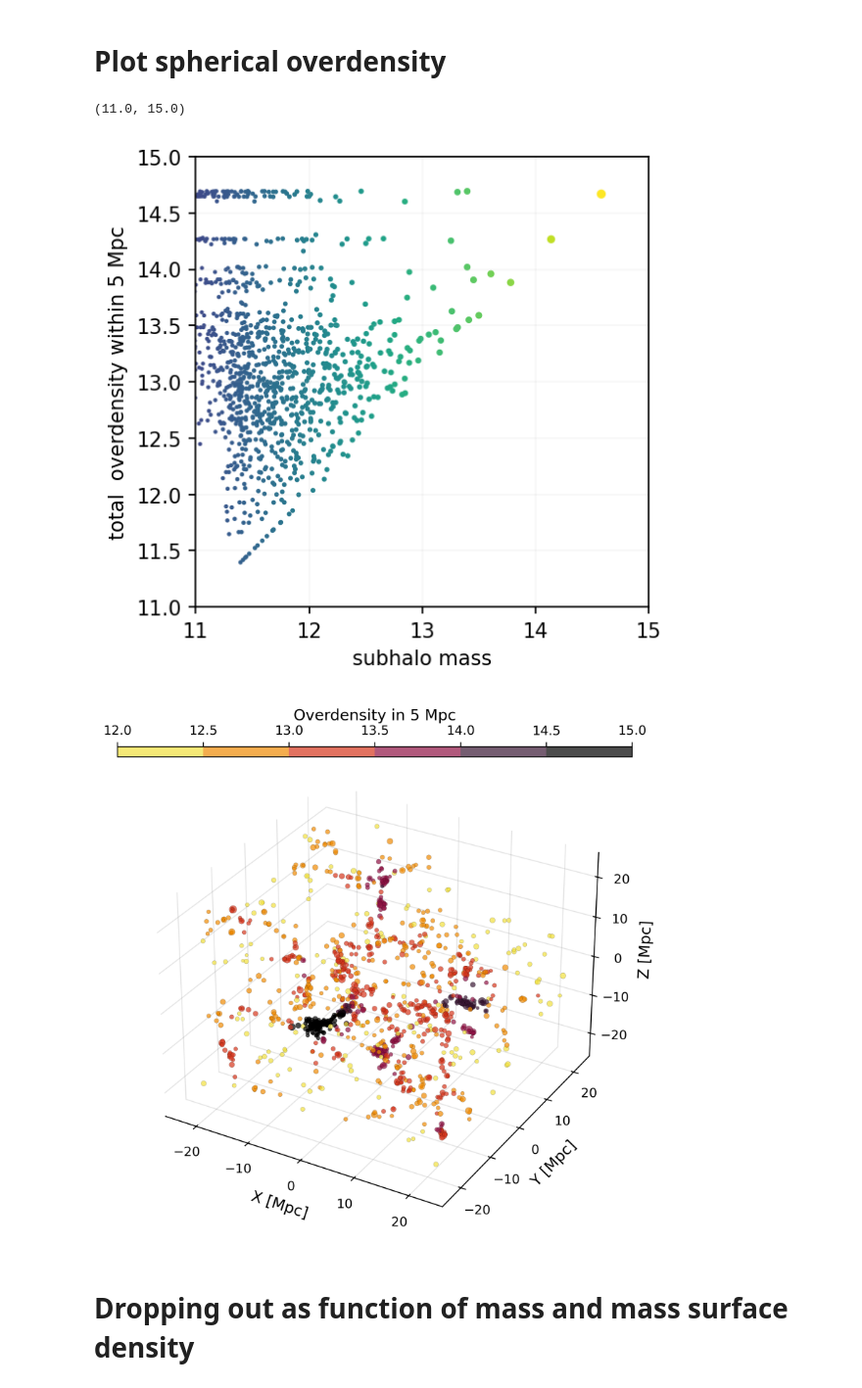
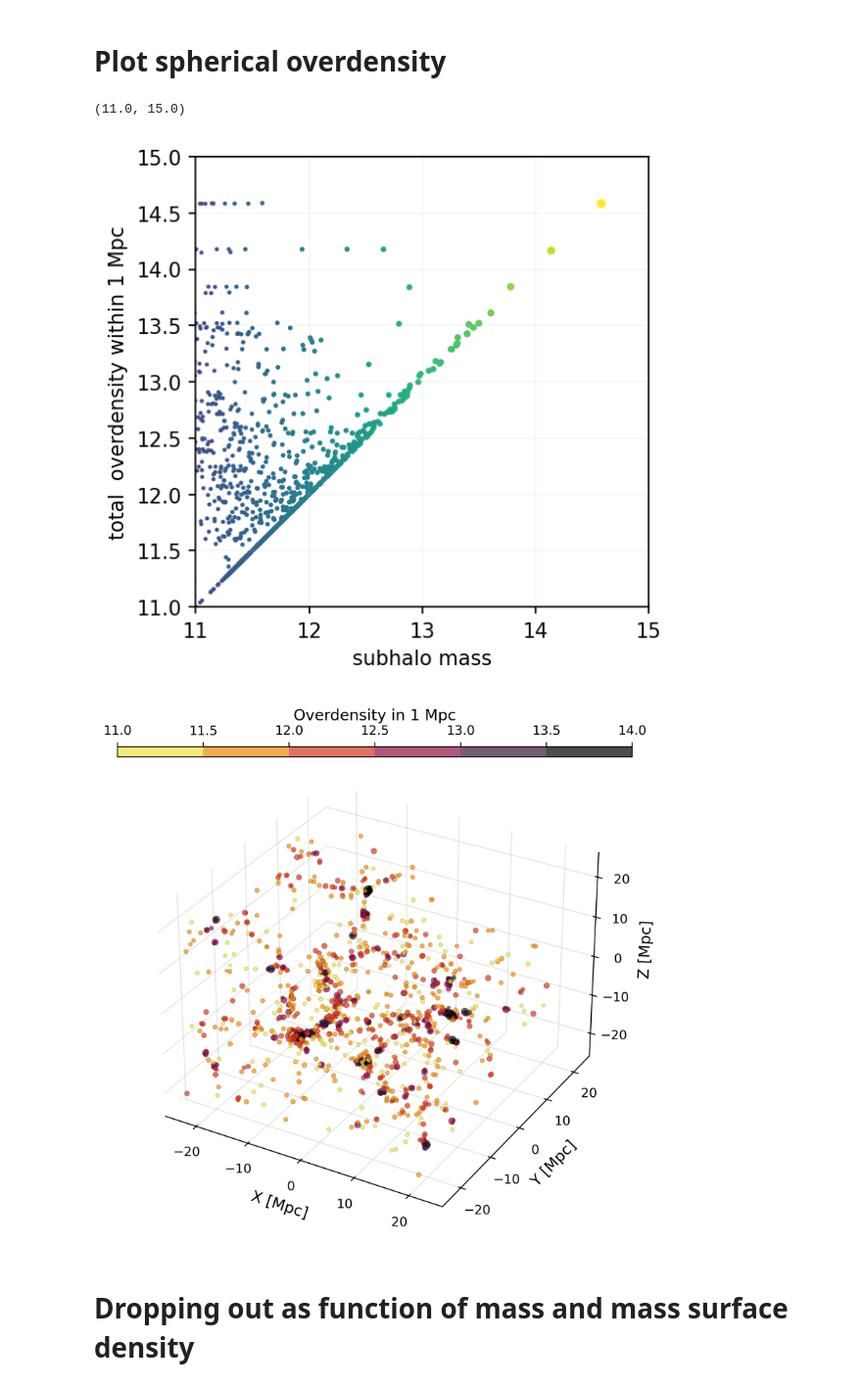
Before and after one commit to jwuphysics/halo-gnns, a Jupyter notebook: notebook/compare-GNN-against-overdensity.ipynb, the cells around one changed output. Shown at 98% size. Drawn from its saved outputs; the diff is of its cells as text; code cells hidden in the pictures.

```diff
--- a/notebook/compare-GNN-against-overdensity.ipynb
+++ b/notebook/compare-GNN-against-overdensity.ipynb
@@ -100,8 +100,8 @@ train_test_frac_split = split**2
 undirected = True
 periodic = False
 
-r_link = 5
-pad = r_link / 2
+r_link = 1
+pad = 2.5
 
 in_projection = False
 use_loops = True
@@ -298,7 +298,7 @@ plt.xlim(11, 15)
 plt.ylim(11, 15)
 # %% [output]
 (11.0, 15.0)
-[figure, old version]
+[figure, new version]
 # %%
 fig = plt.figure(figsize=(7, 8), dpi=300)
 ax = fig.add_subplot(projection="3d")
@@ -313,35 +313,35 @@ mass = datum.x[:, -2]
 # Draw lines for each edge
 draw_edges = False
 if datum.edge_index is not None and draw_edges:
     for (src, dst) in datum.edge_index.t().tolist():
 
         src = pos[src].tolist()
         dst = pos[dst].tolist()
 
         ax.plot([src[0], dst[0]], [src[1], dst[1]], zs=[src[2], dst[2]], linewidth=0.2/r_link, color='black')
 
 
 # Plot nodes
-sc = ax.scatter(pos[:, 0], pos[:, 1], pos[:, 2], s=2**(mass-8), zorder=1000, vmin=12, vmax=15., alpha=0.7, edgecolor='k', c=datum.overdensity, cmap=cmap, linewidths=0.1)
+sc = ax.scatter(pos[:, 0], pos[:, 1], pos[:, 2], s=2**(mass-8), zorder=1000, vmin=11, vmax=14., alpha=0.7, edgecolor='k', c=datum.overdensity, cmap=cmap, linewidths=0.1)
 fig.subplots_adjust(left=0.1, right=0.9)
 
 cb = fig.colorbar(sc, aspect=50, pad=-0.02, location='top')
 cb.set_label(f"Overdensity in {r_link} Mpc", fontsize=fontsize)
 
 ax.set_xlim(-25, 25)
 ax.set_ylim(-25, 25)
 ax.set_zlim(-25, 25)
 ax.set_xlabel("X [Mpc]", fontsize=12)
 ax.set_ylabel("Y [Mpc]", fontsize=12)
 ax.set_zlabel("Z [Mpc]", fontsize=12)
 ax.xaxis.set_pane_color((1.0, 1.0, 1.0, 0.0))
 ax.yaxis.set_pane_color((1.0, 1.0, 1.0, 0.0))
 ax.zaxis.set_pane_color((1.0, 1.0, 1.0, 0.0))
 ax.xaxis._axinfo["grid"]['color'] =  (0.5,0.5,0.5,0.2)
 ax.yaxis._axinfo["grid"]['color'] =  (0.5,0.5,0.5,0.2)
 ax.zaxis._axinfo["grid"]['color'] =  (0.5,0.5,0.5,0.2)
 # %% [output]
-[figure, old version]
+[figure, new version]
 # %% [markdown]
 # Dropping out as function of mass and mass surface density
 # %%
```
Also changed, not shown: parts of 6 cells of this notebook.
